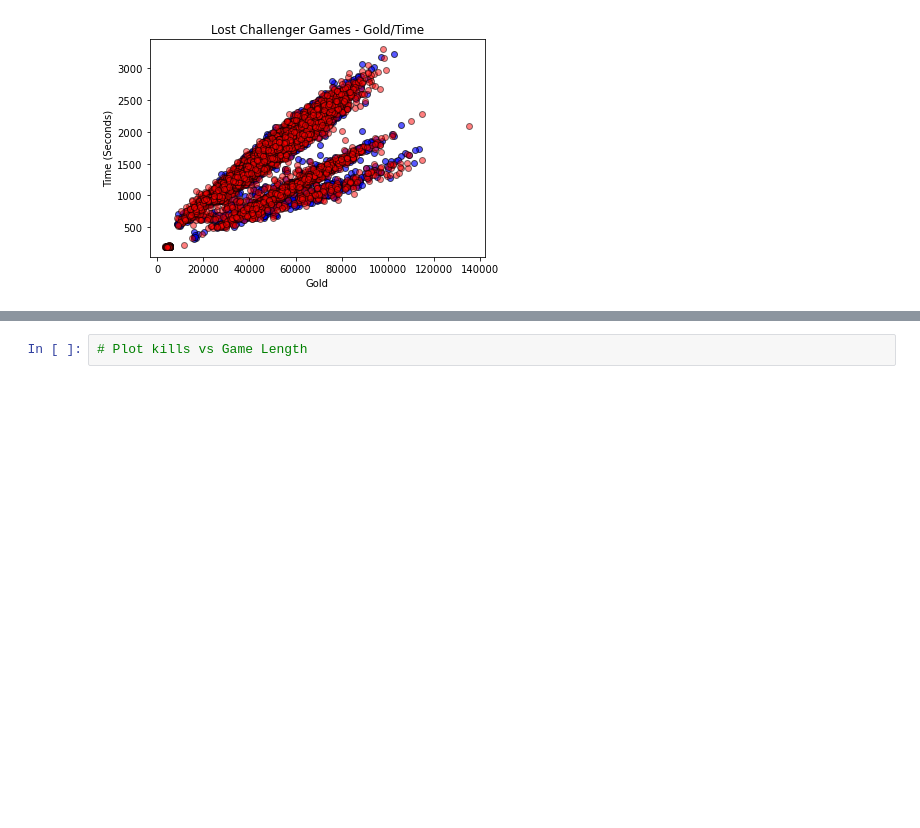
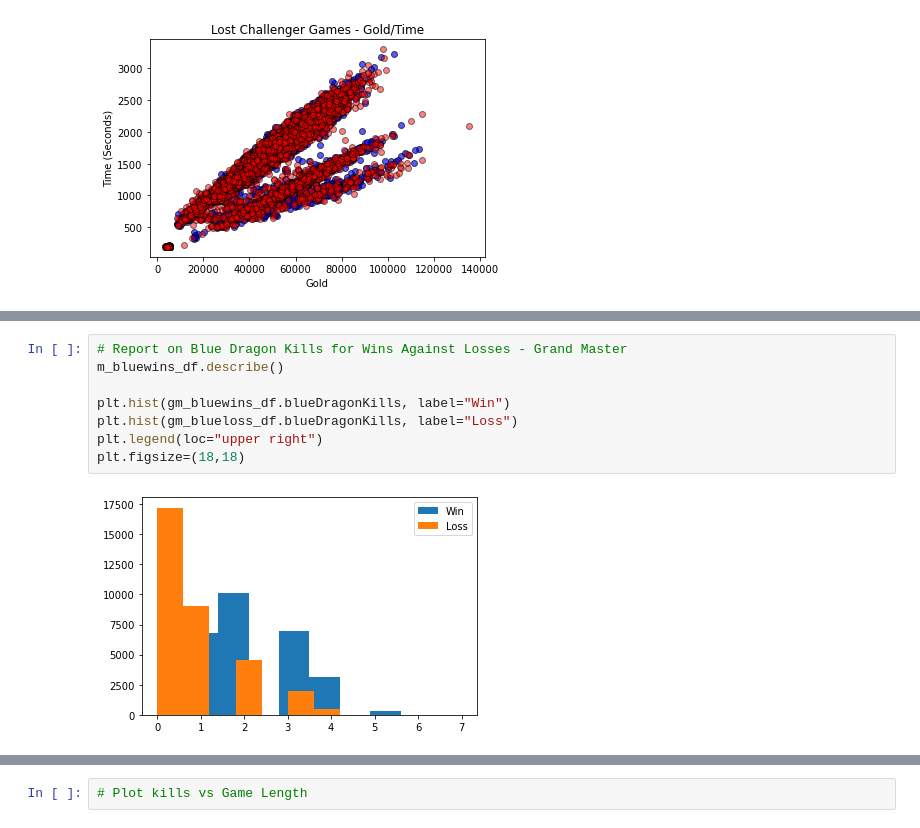
Before and after one commit to josephchancey/riot-lol-match-trends, a Jupyter notebook: Notebooks/LoL Trend Analysis.ipynb, the cells around one changed output, grey strips where cells are left out. Drawn from its saved outputs; the diff is of its cells as text; blank space fills up the shorter version.

```diff
--- a/Notebooks/LoL Trend Analysis.ipynb
+++ b/Notebooks/LoL Trend Analysis.ipynb
@@ -509,0 +540,10 @@ Text(0.5, 1.0, 'Lost Challenger Games - Gold/Time')
+# %%
+# Report on Blue Dragon Kills for Wins Against Losses - Grand Master
+m_bluewins_df.describe()
+
+plt.hist(gm_bluewins_df.blueDragonKills, label="Win")
+plt.hist(gm_blueloss_df.blueDragonKills, label="Loss")
+plt.legend(loc="upper right")
+plt.figsize=(18,18)
+# %% [output]
+[figure, added]
```
Also changed, not shown: parts of 11 cells of this notebook.
